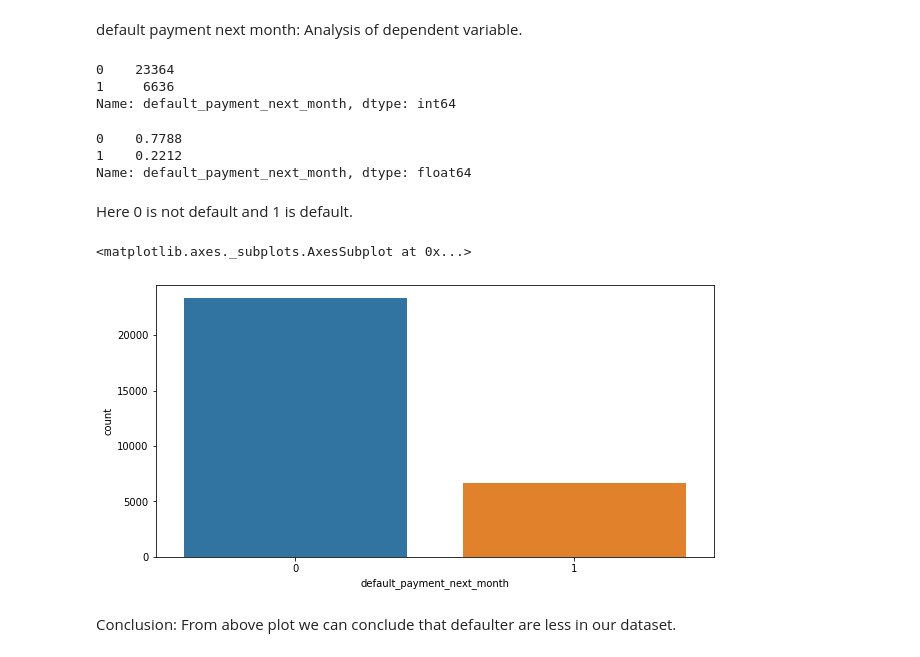
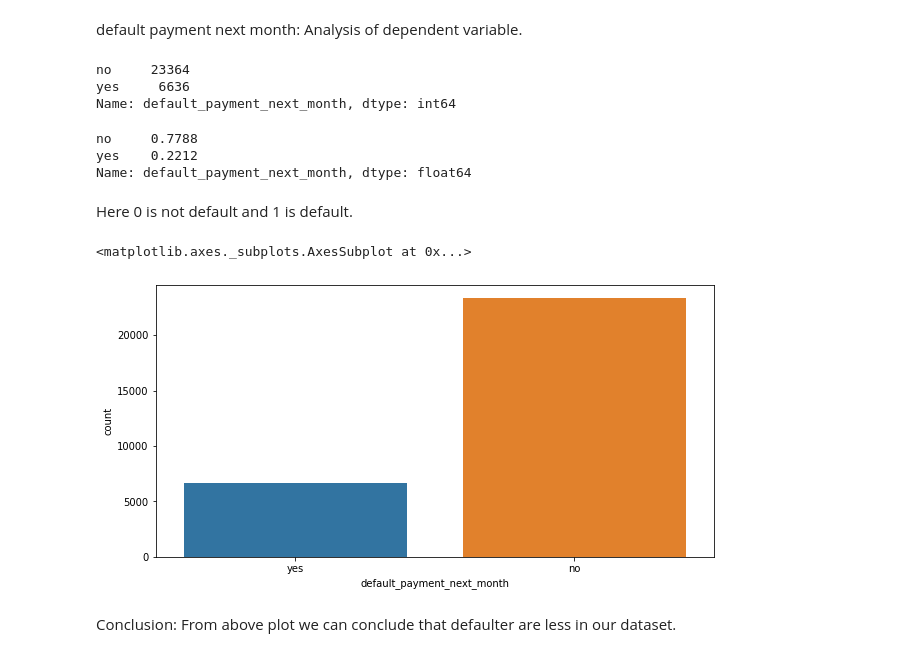
Before and after one commit to mmishra1092/Credit-Card-Default-Prediction, a Jupyter notebook: MAYANK_MISHRA_Credit_Card_Default_Prediction_Capstone_Project.ipynb, the cells around one changed output. Cells and saved outputs as stored; diff of their text form; code cells hidden in the pictures.

```diff
--- a/MAYANK_MISHRA_Credit_Card_Default_Prediction_Capstone_Project.ipynb
+++ b/MAYANK_MISHRA_Credit_Card_Default_Prediction_Capstone_Project.ipynb
@@ -232,29 +236,32 @@ default payment next month: Analysis of dependent variable.
 # %%
 # Change the name of target variable
 credit_data_df.rename(columns={'default payment next month':'default_payment_next_month'},inplace=True)
+# %%
+# Replace target variable observation
+default_payment =credit_data_df.replace({'default_payment_next_month': {0 : 'no', 1 : 'yes'}})
 # %%
 # Number of target variable
-credit_data_df['default_payment_next_month'].value_counts()
+default_payment['default_payment_next_month'].value_counts()
 # %% [output]
-0    23364
-1     6636
+no     23364
+yes     6636
 Name: default_payment_next_month, dtype: int64
 # %%
 # Customers who has default payment in next  month
-credit_data_df['default_payment_next_month'].value_counts(normalize=True)
+default_payment['default_payment_next_month'].value_counts(normalize=True)
 # %% [output]
-0    0.7788
-1    0.2212
+no     0.7788
+yes    0.2212
 Name: default_payment_next_month, dtype: float64
 # %% [markdown]
 Here 0 is not default and 1 is default.
 # %%
 # Plot the graph of defaulter and non defaulter
 plt.figure(figsize=(10,5))
-sns.countplot(x = 'default_payment_next_month', data = credit_data_df)
+sns.countplot(x = 'default_payment_next_month', data = default_payment)
 # %% [output]
 <matplotlib.axes._subplots.AxesSubplot at 0x...>
-[figure, old version]
+[figure, new version]
 # %% [markdown]
 Conclusion: From above plot we can conclude that defaulter are less in our dataset.
 # %% [markdown]
```
Also changed, not shown: parts of 23 cells of this notebook.
